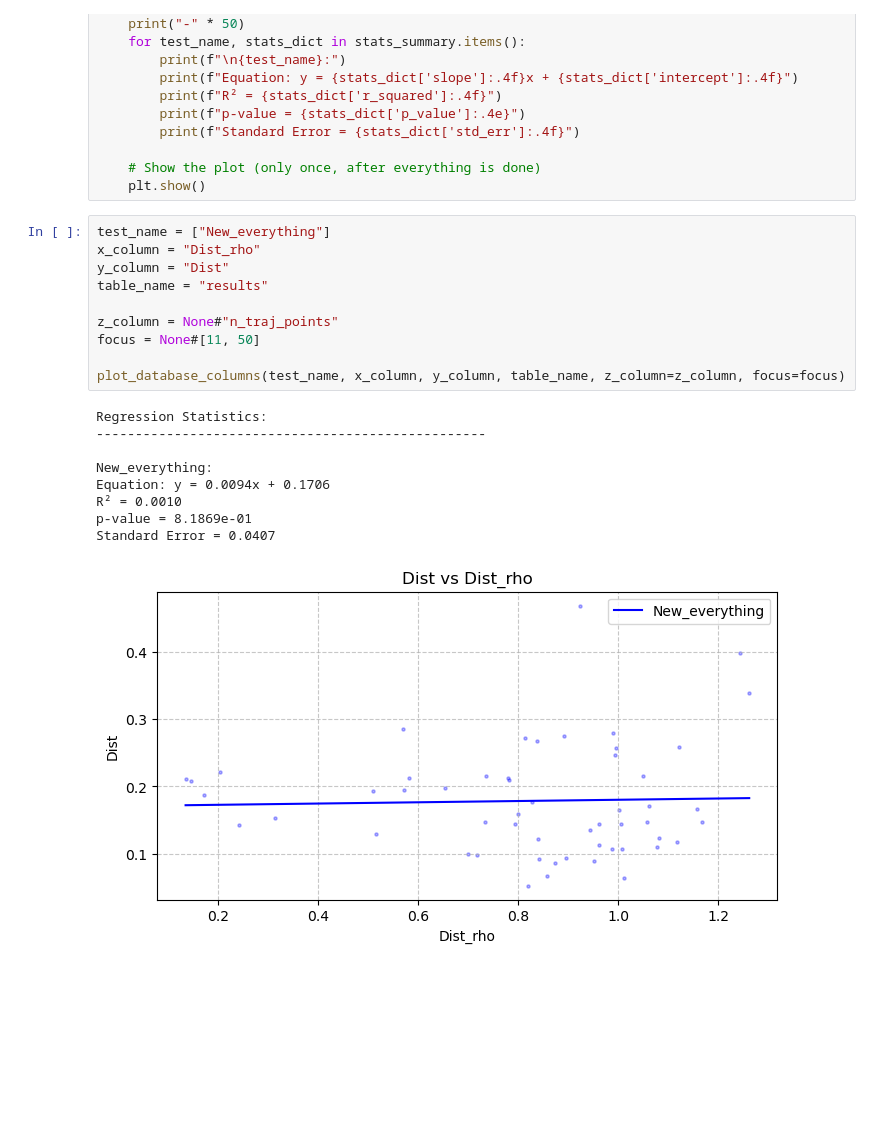
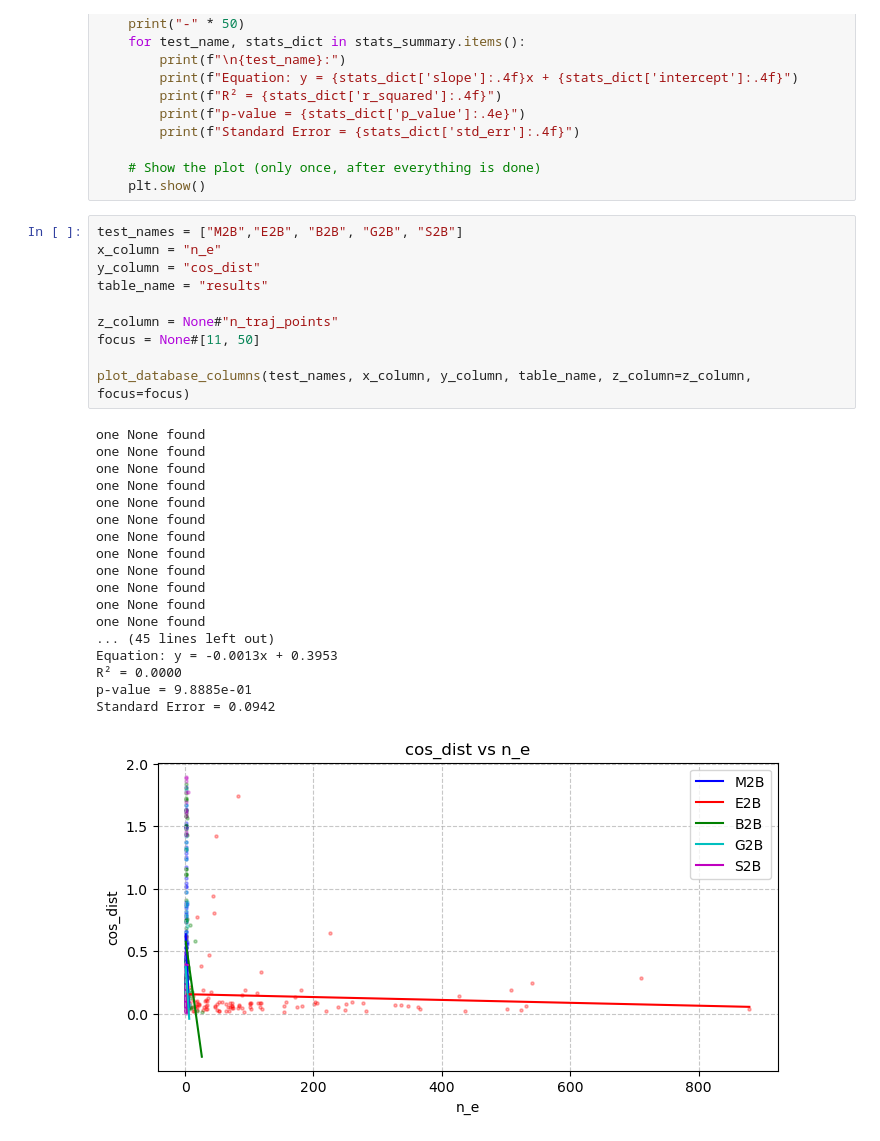
Before and after one commit to Gianmarco-Sarnelli/STL_explainability, a Jupyter notebook: Results_new.ipynb, the cells around one changed output. Saved outputs shown, nothing was run; the diff lists cells and outputs as text; blank space fills up the shorter version.

```diff
--- a/Results_new.ipynb
+++ b/Results_new.ipynb
@@ -219,25 +219,34 @@ def plot_database_columns(test_names, x_column, y_column, table_name="results",
     # Show the plot (only once, after everything is done)
     plt.show()
 # %%
-test_name = ["New_everything"]
-x_column = "Dist_rho"
-y_column = "Dist"
+test_names = ["M2B","E2B", "B2B", "G2B", "S2B"]
+x_column = "n_e"
+y_column = "cos_dist"
 table_name = "results"
 
 z_column = None#"n_traj_points"
 focus = None#[11, 50]
 
-plot_database_columns(test_name, x_column, y_column, table_name, z_column=z_column, focus=focus)
+plot_database_columns(test_names, x_column, y_column, table_name, z_column=z_column, focus=focus)
 # %% [output]
-Regression Statistics:
---------------------------------------------------
-
-New_everything:
-Equation: y = 0.0094x + 0.1706
-R² = 0.0010
-p-value = 8.1869e-01
-Standard Error = 0.0407
+one None found
+one None found
+one None found
+one None found
+one None found
+one None found
+one None found
+one None found
+one None found
+one None found
+one None found
+one None found
+... (45 lines left out)
+Equation: y = -0.0013x + 0.3953
+R² = 0.0000
+p-value = 9.8885e-01
+Standard Error = 0.0942
-[figure, old version]
+[figure, new version]
 # %%
 #['n_psi_added', 'n_traj', 'local_std', 'n_traj_points', 'Dist', 'Cos_Dist', 'Dist_rho', 'Norm_glob', 'Norm_loc', 'Norm_imp', 'Pinv_error', 'Sum_weights', 'Sum_squared_weights', 'Elapsed_time', 'Process_mem']
 
```
Also changed, not shown: parts of 4 cells of this notebook, 32 other files.
